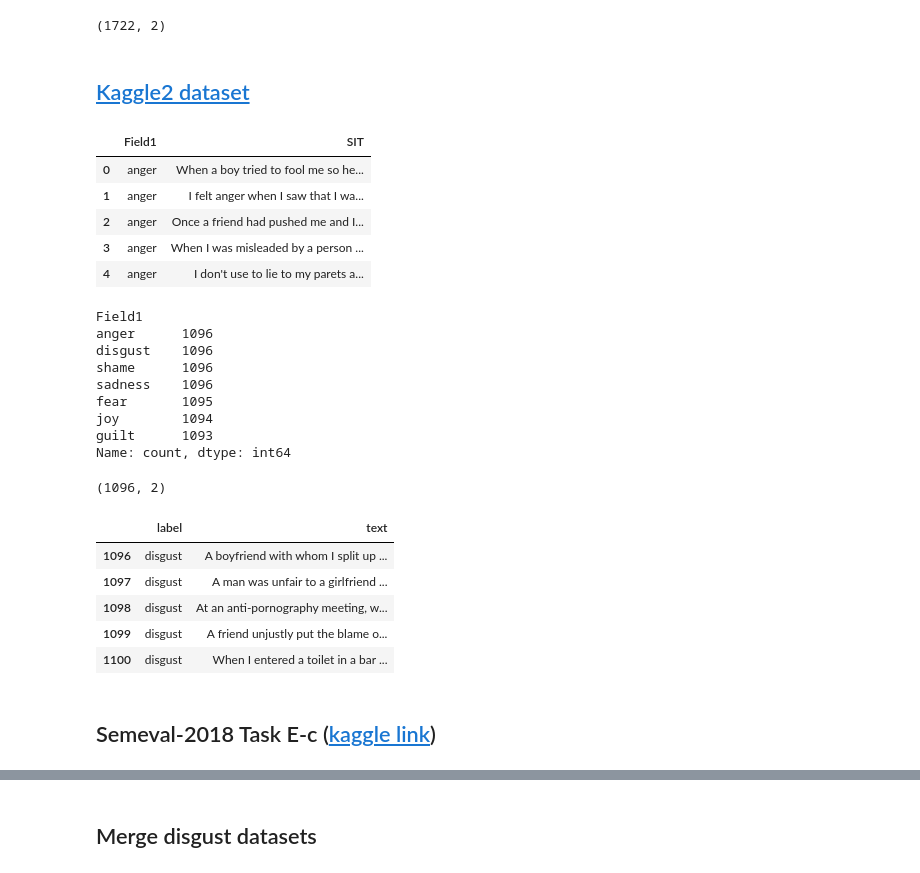
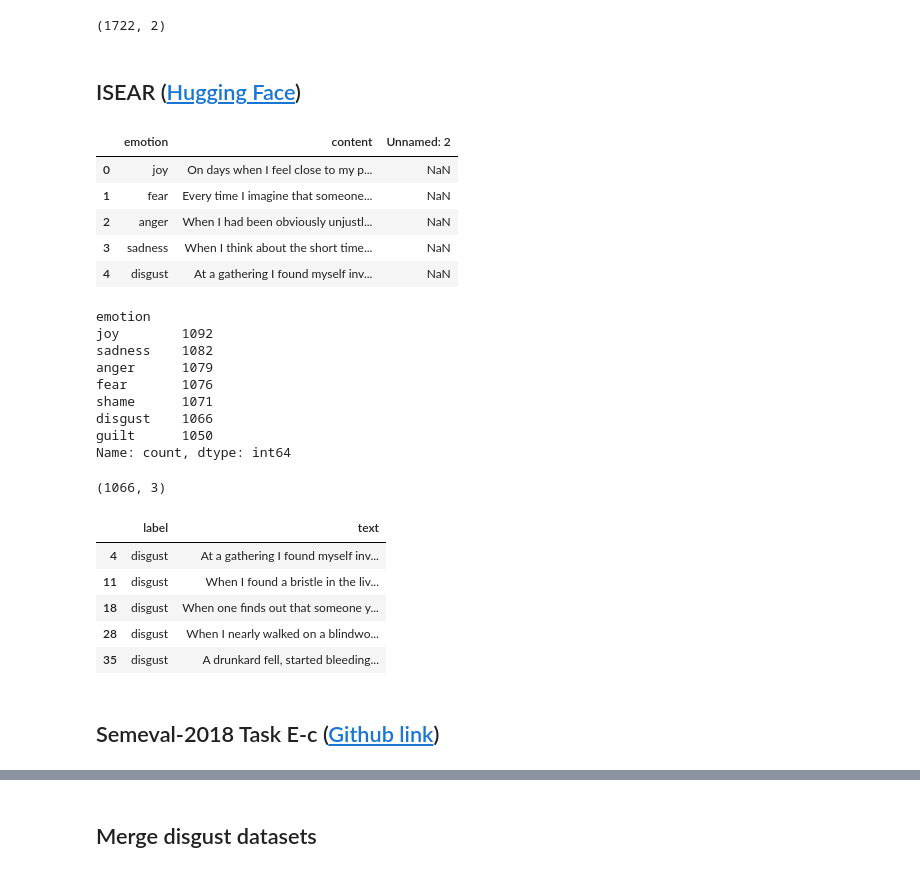
Before and after one commit to kanitafro/nlp-mental-health, a Jupyter notebook: notebooks/merge_love_surprise_disgust.ipynb, the cells around one changed output, grey strips where cells are left out. Cells and saved outputs as stored; diff of their text form; code cells hidden in the pictures.

Commit message:
Fix disgust merge and processing

```diff
--- a/notebooks/merge_love_surprise_disgust.ipynb
+++ b/notebooks/merge_love_surprise_disgust.ipynb
@@ -337,5 +346,3 @@ df1_d.head()
 df1_d.shape
 # %% [output]
 (1722, 2)
-# %% [markdown]
-## [Kaggle2 dataset](https://www.kaggle.com/datasets/radedaevi/emotions-description/data)
@@ -351,39 +349,46 @@ except ImportError as exc:
+# %% [markdown]
+## ISEAR ([Hugging Face](https://huggingface.co/datasets/gsri-18/ISEAR-dataset-complete))
+# %%
+import pandas as pd
+
+df2_d = pd.read_csv("hf://datasets/gsri-18/ISEAR-dataset-complete/ISEAR_dataset_complete.csv")
 # %%
 df2_d.head()
 # %% [output]
-|  | Field1 | SIT |
-| 0 | anger | When a boy tried to fool me so he... |
-| 1 | anger | I felt anger when I saw that I wa... |
-| 2 | anger | Once a friend had pushed me and I... |
-| 3 | anger | When I was misleaded by a person ... |
-| 4 | anger | I don't use to lie to my parets a... |
+|  | emotion | content | Unnamed: 2 |
+| 0 | joy | On days when I feel close to my p... | NaN |
+| 1 | fear | Every time I imagine that someone... | NaN |
+| 2 | anger | When I had been obviously unjustl... | NaN |
+| 3 | sadness | When I think about the short time... | NaN |
+| 4 | disgust | At a gathering I found myself inv... | NaN |
 # %%
-df2_d['Field1'].value_counts()
+df2_d['emotion'].value_counts()
 # %% [output]
-Field1
-anger      1096
-disgust    1096
-shame      1096
-sadness    1096
-fear       1095
-joy        1094
-guilt      1093
+emotion
+joy        1092
+sadness    1082
+anger      1079
+fear       1076
+shame      1071
+disgust    1066
+guilt      1050
 Name: count, dtype: int64
 # %%
-df2_d = df2_d[df2_d['Field1']=='disgust']
+df2_d = df2_d[df2_d['emotion']=='disgust']
 df2_d.shape
 # %% [output]
-(1096, 2)
+(1066, 3)
 # %%
-# Rename column Field1 to label and SIT to text
-df2_d = df2_d.rename(columns={'Field1': 'label', 'SIT': 'text'})
+# Rename column emotion to label and content to text
+df2_d = df2_d.rename(columns={'emotion': 'label', 'content': 'text'})
+df2_d.drop('Unnamed: 2', axis=1, inplace=True)
 df2_d.head()
 # %% [output]
 |  | label | text |
-| 1096 | disgust | A boyfriend with whom I split up ... |
-| 1097 | disgust | A man was unfair to a girlfriend ... |
-| 1098 | disgust | At an anti-pornography meeting, w... |
-| 1099 | disgust | A friend unjustly put the blame o... |
-| 1100 | disgust | When I entered a toilet in a bar ... |
+| 4 | disgust | At a gathering I found myself inv... |
+| 11 | disgust | When I found a bristle in the liv... |
+| 18 | disgust | When one finds out that someone y... |
+| 28 | disgust | When I nearly walked on a blindwo... |
+| 35 | disgust | A drunkard fell, started bleeding... |
 # %% [markdown]
-## Semeval-2018 Task E-c ([kaggle link](https://www.kaggle.com/datasets/context/semeval-2018-task-ec))
+## Semeval-2018 Task E-c ([Github link](https://github.com/cbaziotis/ntua-slp-semeval2018/tree/master/datasets/task1/E-c))
```
Also changed, not shown: parts of 18 cells of this notebook, 4 other files.
